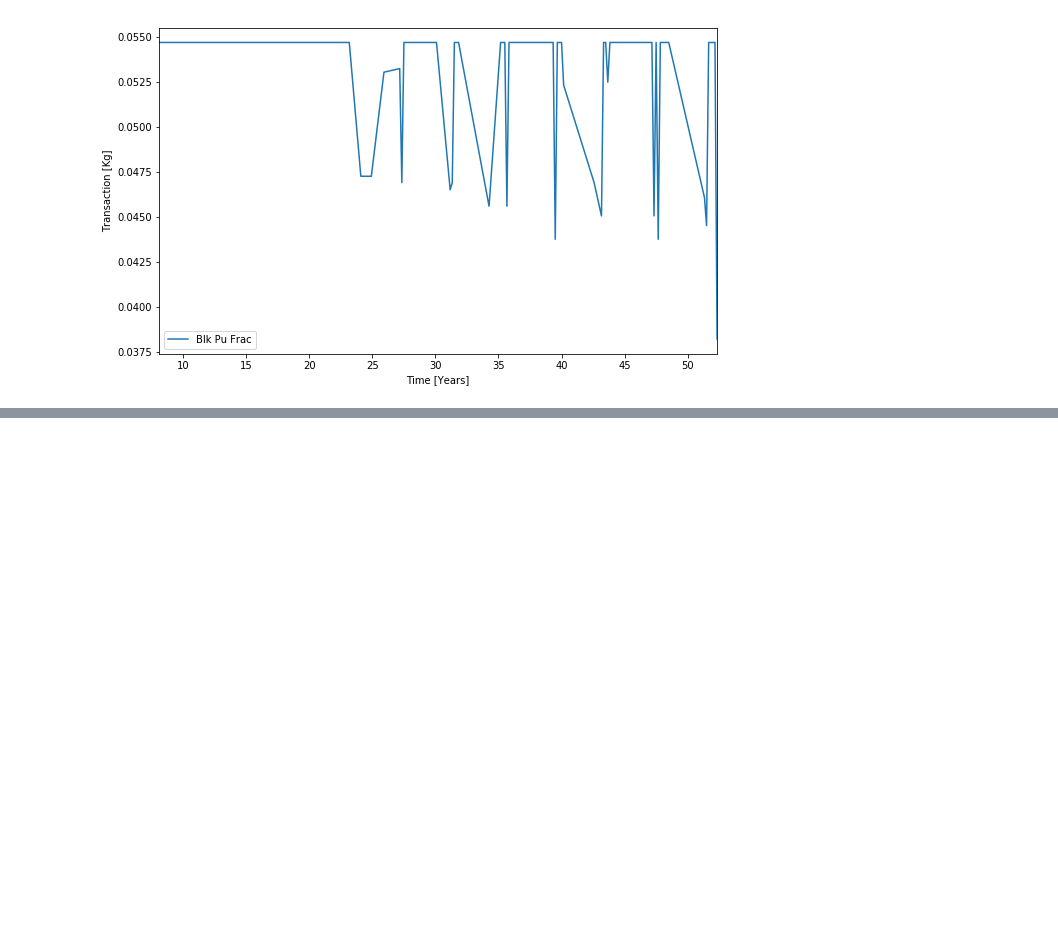
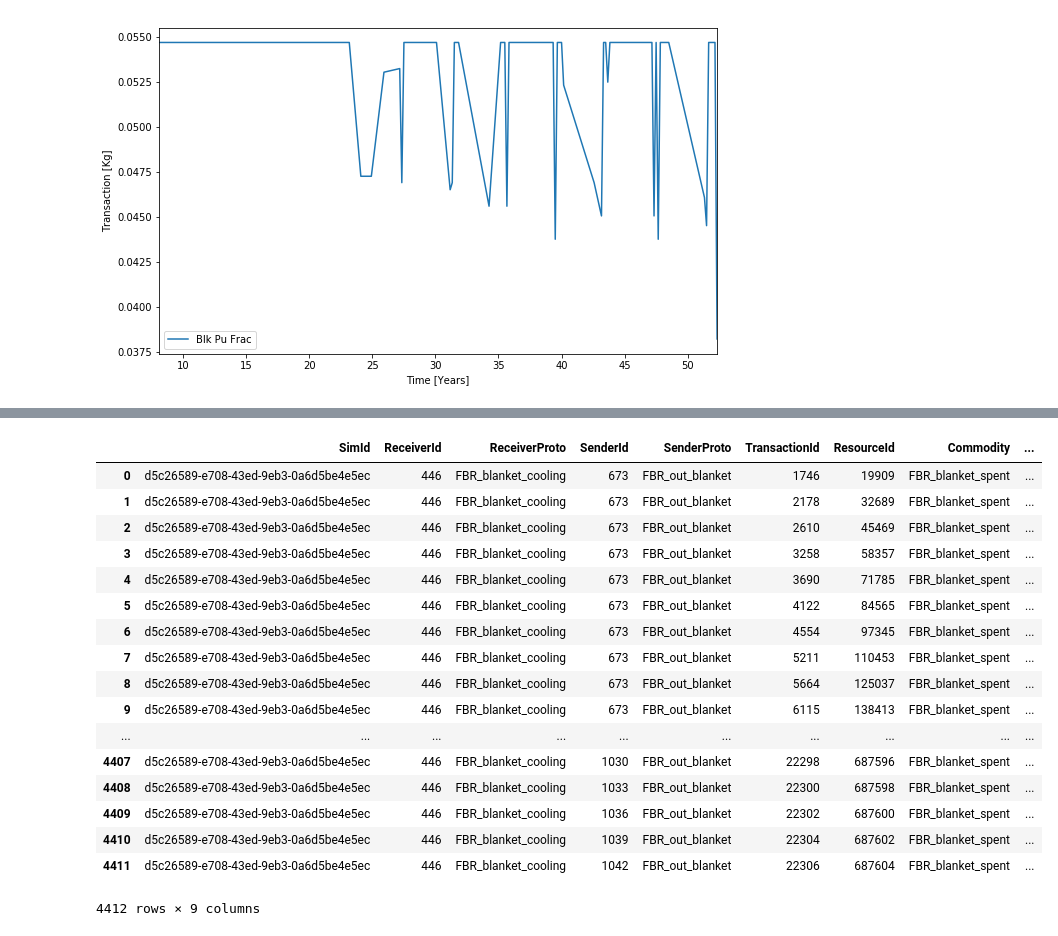
Before and after one commit to Baaaaam/EG30, a Jupyter notebook: EG30_analysis.ipynb, the cells around one changed output, grey strips where cells are left out. Saved outputs shown, nothing was run; the diff lists cells and outputs as text; code cells hidden in the pictures; blank space fills up the shorter version.

```diff
--- a/EG30_analysis.ipynb
+++ b/EG30_analysis.ipynb
@@ -195,0 +187,21 @@ out_blk_pu_frac
+# %%
+com.get_transaction_df(ev, send_list=['FBR_out_blanket'], rec_list=['FBR_blanket_cooling'])
+# %% [output]
+|  | SimId | ReceiverId | ReceiverProto | SenderId | SenderProto | TransactionId | ResourceId | Commodity | ... |
+| 0 | d5c26589-e708-43ed-9eb3-0a6d5be4e5ec | 446 | FBR_blanket_cooling | 673 | FBR_out_blanket | 1746 | 19909 | FBR_blanket_spent | ... |
+| 1 | d5c26589-e708-43ed-9eb3-0a6d5be4e5ec | 446 | FBR_blanket_cooling | 673 | FBR_out_blanket | 2178 | 32689 | FBR_blanket_spent | ... |
+| 2 | d5c26589-e708-43ed-9eb3-0a6d5be4e5ec | 446 | FBR_blanket_cooling | 673 | FBR_out_blanket | 2610 | 45469 | FBR_blanket_spent | ... |
+| 3 | d5c26589-e708-43ed-9eb3-0a6d5be4e5ec | 446 | FBR_blanket_cooling | 673 | FBR_out_blanket | 3258 | 58357 | FBR_blanket_spent | ... |
+| 4 | d5c26589-e708-43ed-9eb3-0a6d5be4e5ec | 446 | FBR_blanket_cooling | 673 | FBR_out_blanket | 3690 | 71785 | FBR_blanket_spent | ... |
+| 5 | d5c26589-e708-43ed-9eb3-0a6d5be4e5ec | 446 | FBR_blanket_cooling | 673 | FBR_out_blanket | 4122 | 84565 | FBR_blanket_spent | ... |
+| 6 | d5c26589-e708-43ed-9eb3-0a6d5be4e5ec | 446 | FBR_blanket_cooling | 673 | FBR_out_blanket | 4554 | 97345 | FBR_blanket_spent | ... |
+| 7 | d5c26589-e708-43ed-9eb3-0a6d5be4e5ec | 446 | FBR_blanket_cooling | 673 | FBR_out_blanket | 5211 | 110453 | FBR_blanket_spent | ... |
+| 8 | d5c26589-e708-43ed-9eb3-0a6d5be4e5ec | 446 | FBR_blanket_cooling | 673 | FBR_out_blanket | 5664 | 125037 | FBR_blanket_spent | ... |
+| 9 | d5c26589-e708-43ed-9eb3-0a6d5be4e5ec | 446 | FBR_blanket_cooling | 673 | FBR_out_blanket | 6115 | 138413 | FBR_blanket_spent | ... |
+| ... | ... | ... | ... | ... | ... | ... | ... | ... | ... |
+| 4407 | d5c26589-e708-43ed-9eb3-0a6d5be4e5ec | 446 | FBR_blanket_cooling | 1030 | FBR_out_blanket | 22298 | 687596 | FBR_blanket_spent | ... |
+| 4408 | d5c26589-e708-43ed-9eb3-0a6d5be4e5ec | 446 | FBR_blanket_cooling | 1033 | FBR_out_blanket | 22300 | 687598 | FBR_blanket_spent | ... |
+| 4409 | d5c26589-e708-43ed-9eb3-0a6d5be4e5ec | 446 | FBR_blanket_cooling | 1036 | FBR_out_blanket | 22302 | 687600 | FBR_blanket_spent | ... |
+| 4410 | d5c26589-e708-43ed-9eb3-0a6d5be4e5ec | 446 | FBR_blanket_cooling | 1039 | FBR_out_blanket | 22304 | 687602 | FBR_blanket_spent | ... |
+| 4411 | d5c26589-e708-43ed-9eb3-0a6d5be4e5ec | 446 | FBR_blanket_cooling | 1042 | FBR_out_blanket | 22306 | 687604 | FBR_blanket_spent | ... |
+4412 rows × 9 columns
```
Also changed, not shown: parts of 5 cells of this notebook, 1 other file.
